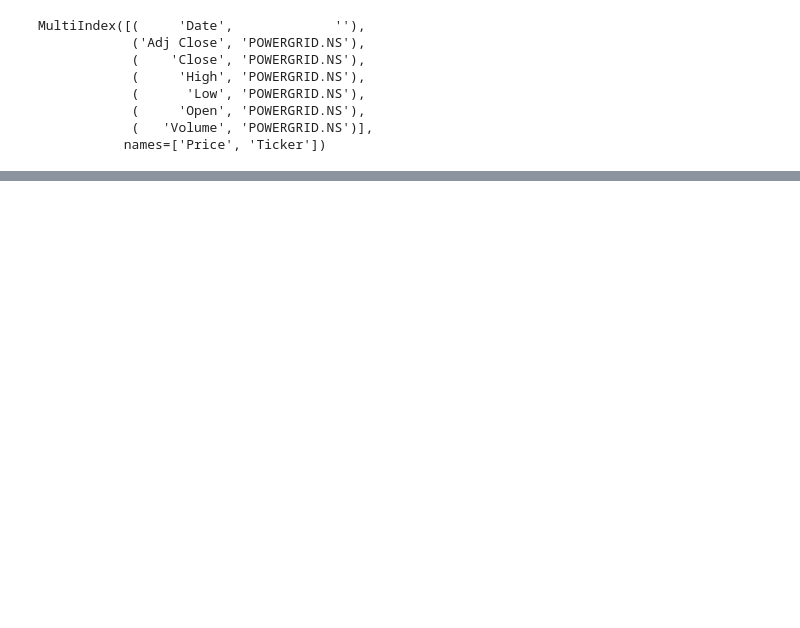
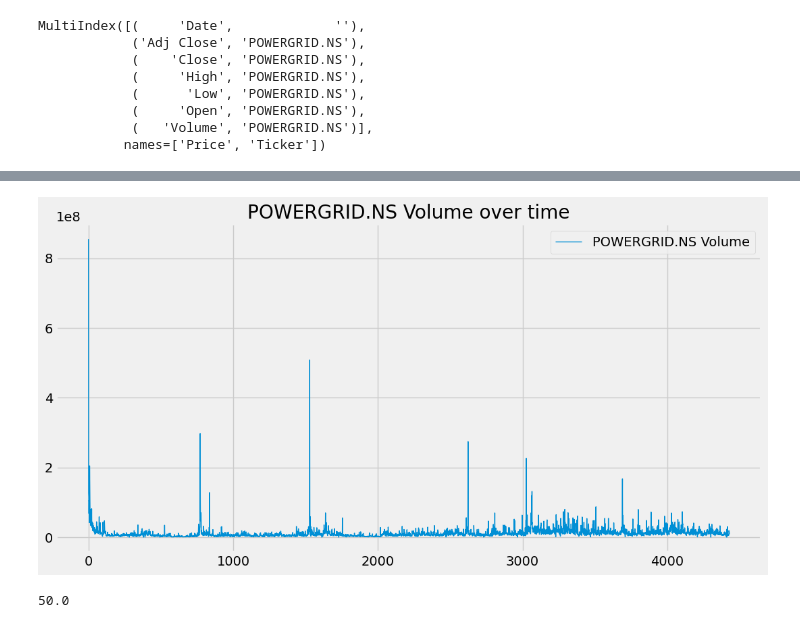
Before and after one commit to xiah17/Stock_Price_Prediction, a Jupyter notebook: Stock Price Prediction.ipynb, the cells around one changed output, grey strips where cells are left out. Cells and saved outputs as stored; diff of their text form; code cells hidden in the pictures; blank space fills up the shorter version.

```diff
--- a/Stock Price Prediction.ipynb
+++ b/Stock Price Prediction.ipynb
@@ -112,0 +137,17 @@ fig.show()
+# %%
+plt.figure(figsize=(12, 6))
+plt.plot(df['Volume'], label = f'{stock} Volume', linewidth = 1)
+plt.title(f'{stock} Volume over time')
+plt.legend()
+plt.show()
+# %% [output]
+[figure, added]
+# %%
+# Moving Average
+# [10, 20, 30, 40, 50, 60, 70, 80, 90]
+# moving average for last 5 days -> null null null null 30.0 40.0 50.0
+
+temp_data = [10, 20, 30, 40, 50, 60, 70, 80, 90]
+print(sum(temp_data[2:7])/5)
+# %% [output]
+50.0
```
Also changed, not shown: parts of 45 cells of this notebook, 2 other files.
